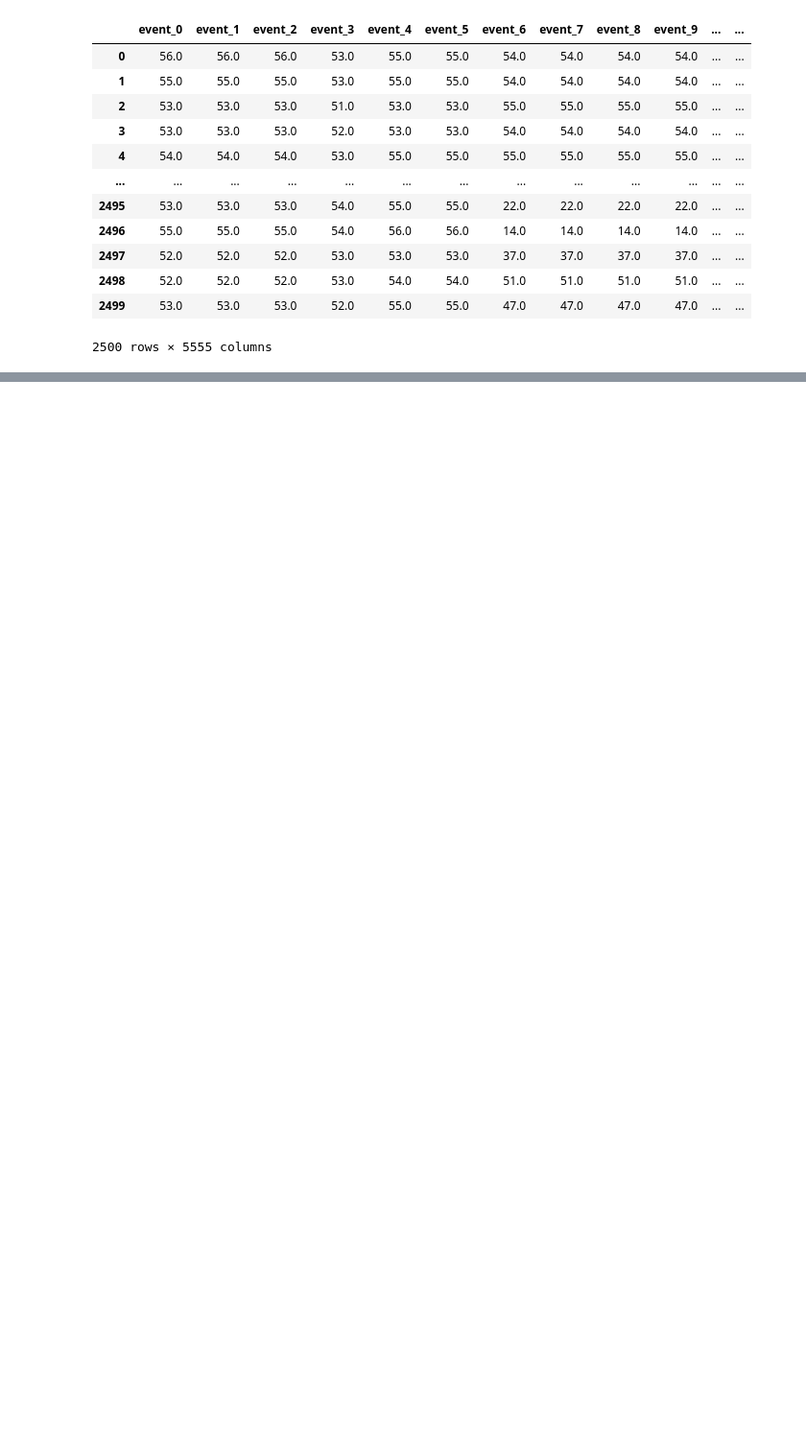
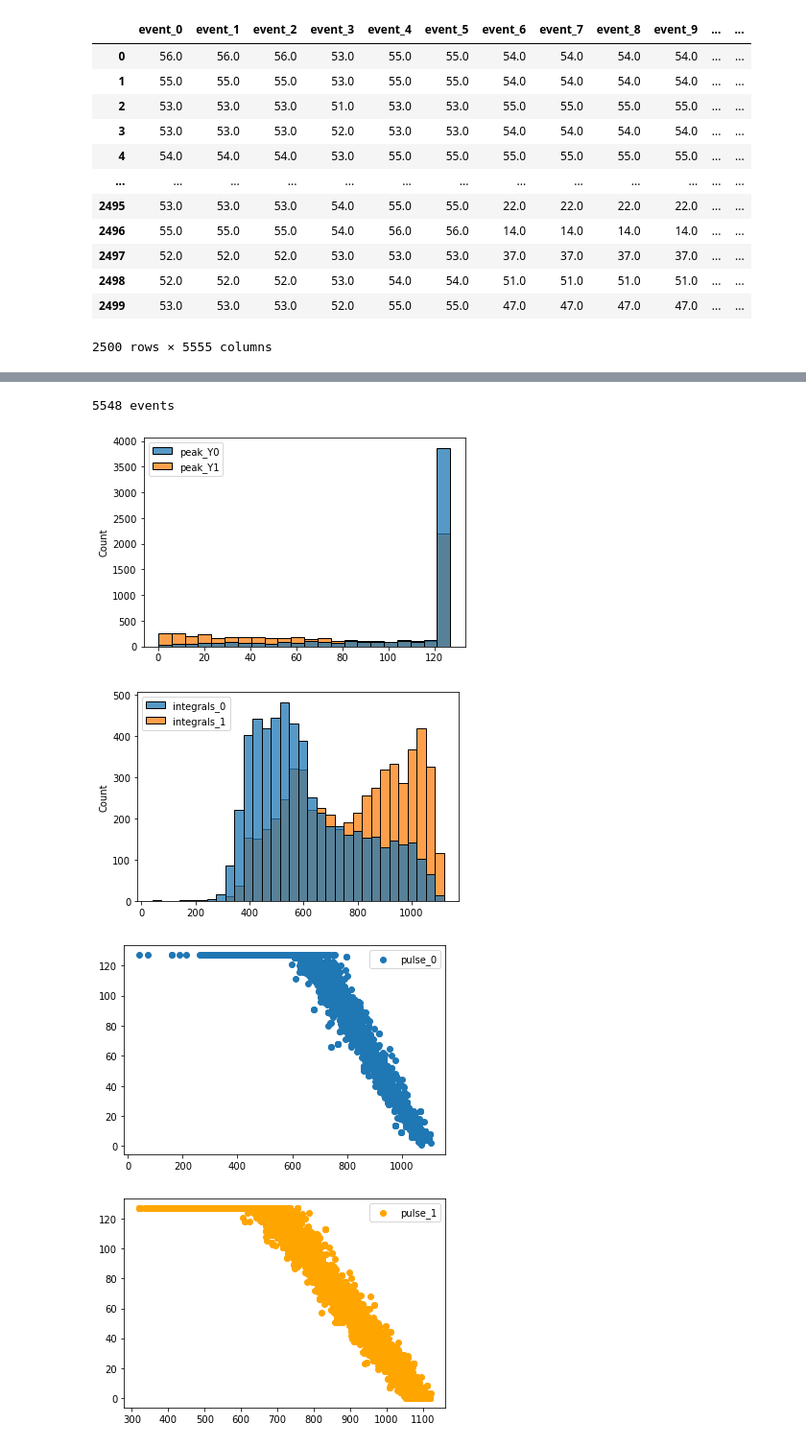
Before and after one commit to afauth/mudecay, a Jupyter notebook: MuonDecay/data_analyze/RegExp/teste.ipynb, the cells around one changed output, grey strips where cells are left out. Shown at 96% size. Saved outputs shown, nothing was run; the diff lists cells and outputs as text; code cells hidden in the pictures; blank space fills up the shorter version.

```diff
--- a/MuonDecay/data_analyze/RegExp/teste.ipynb
+++ b/MuonDecay/data_analyze/RegExp/teste.ipynb
@@ -54,0 +114,5 @@ Wall time: 5.79 s
+# %%
+%%time
+from data_analyze.Spectrums.integral import integral_rectangle_df, simpson_integral_df, trapeziod_integral_df
+integrals_0 = simpson_integral_df(waveforms=contours[0])
+integrals_1 = simpson_integral_df(waveforms=contours[1])
@@ -54,0 +121,4 @@ Wall time: 5.79 s
+# %%
+integrals = pd.concat([integrals_0, integrals_1], axis=1)
+integrals.columns = ['integrals_0', 'integrals_1']
+integrals
@@ -54,0 +139,4 @@ Wall time: 5.79 s
+# %%
+df_filtered = df[ integrals.index ]
+results = pd.concat( [peaks.loc[integrals.index], integrals] , axis=1 )
+results
@@ -54,0 +206,26 @@ Wall time: 5.79 s
+# %%
+def plots_collection(results):
+
+    print(f"{results.shape[0]} events")
+
+    ax1 = sns.histplot(results[['peak_Y0','peak_Y1']])
+    plt.show()
+
+    ax2 = sns.histplot(results[['integrals_0', 'integrals_1']])
+    plt.show()
+
+    ax3 = plt.scatter( x=results['integrals_0'], y=results['peak_Y0'], label='pulse_0' )
+    plt.legend()
+    plt.show()
+
+    ax4 = plt.scatter( x=results['integrals_1'], y=results['peak_Y1'], color='orange', label='pulse_1' )
+    plt.legend()
+    plt.show()
+# %%
+plots_collection(results=results)
+# %% [output]
+5548 events
+[figure, added]
+[figure, added]
+[figure, added]
+[figure, added]
```
Also changed, not shown: parts of 16 cells of this notebook, 11 other files.
